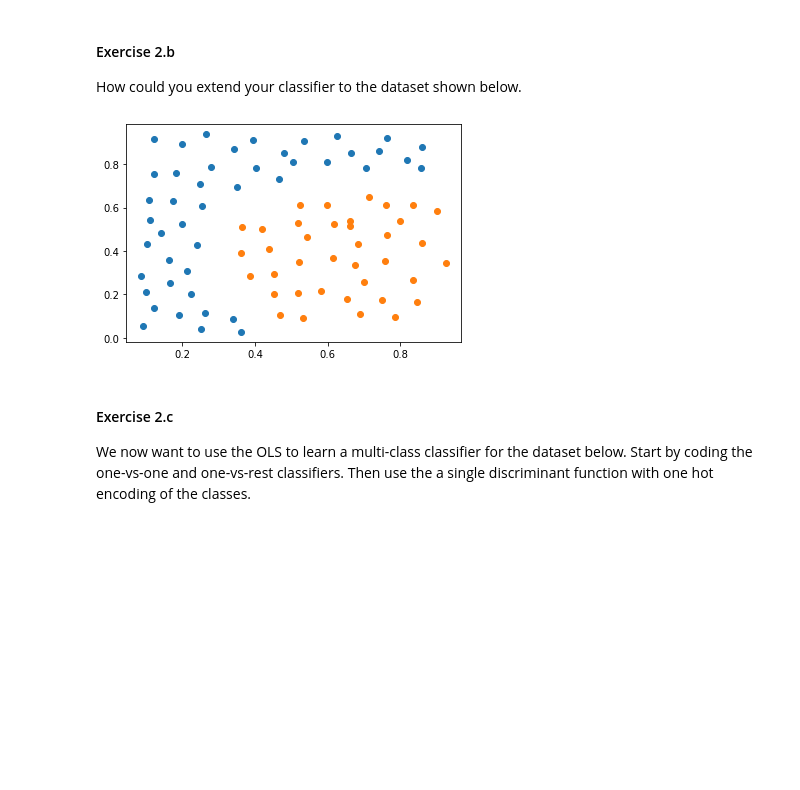
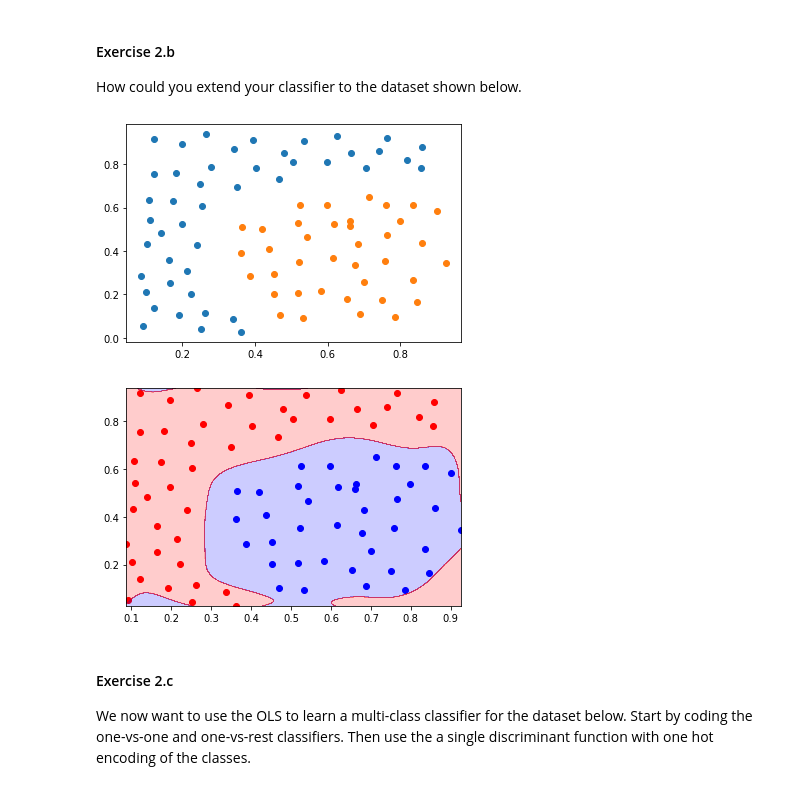
Before and after one commit to Averyyy/Introduction2MLSpring2022, a Jupyter notebook: Week3/recitationWeek3.ipynb, the cells around one changed output. Cells and saved outputs as stored; diff of their text form; code cells hidden in the pictures; blank space fills up the shorter version.

```diff
--- a/Week3/recitationWeek3.ipynb
+++ b/Week3/recitationWeek3.ipynb
@@ -77,19 +140,60 @@ plt.show()
 #### Exercise 2.b
 
 How could you extend your classifier to the dataset shown below.
-# %%
-
-import scipy.io
-import matplotlib.pyplot as plt
-
-data_class1 = scipy.io.loadmat('points_class1_Lab2_Ex2.mat')['points_class1_Lab2_Ex2']
-data_class2 = scipy.io.loadmat('points_class2_Lab2_Ex2.mat')['points_class2_Lab2_Ex2']
-
-plt.scatter(data_class1[:,0], data_class1[:,1])
-plt.scatter(data_class2[:,0], data_class2[:,1])
-plt.show()
-# %% [output]
-[figure, removed]
+# %%
+import scipy.io
+import matplotlib.pyplot as plt
+
+data_class1 = scipy.io.loadmat('points_class1_Lab2_Ex2.mat')['points_class1_Lab2_Ex2']
+data_class2 = scipy.io.loadmat('points_class2_Lab2_Ex2.mat')['points_class2_Lab2_Ex2']
+
+plt.scatter(data_class1[:,0], data_class1[:,1])
+plt.scatter(data_class2[:,0], data_class2[:,1])
+plt.show()
+
+data = np.vstack((data_class1, data_class2))
+target1 = np.ones((np.shape(data_class1)[0], 1))
+target2 = np.zeros((np.shape(data_class2)[0], 1))
+targets = np.vstack((target1, target2))
+
+from sklearn.preprocessing import PolynomialFeatures
+
+poly = PolynomialFeatures(10)
+
+data_augmented = poly.fit_transform(data)
+
+classifier = LinearRegression().fit(data_augmented, targets)
+
+
+x1min = np.min(data[:,0])
+x1max = np.max(data[:,0])
+x2min = np.min(data[:,1])
+x2max = np.max(data[:,1])
+
+xx1, xx2 = np.meshgrid(np.linspace(x1min, x1max, 1000), \
+                       np.linspace(x2min, x2max, 1000))
+
+
+Xprediction = np.vstack((xx1.flatten(), xx2.flatten())).T
+
+
+Xprediction_augmented = poly.fit_transform(Xprediction)
+
+prediction = classifier.predict(Xprediction_augmented)
+
+
+from matplotlib.colors import ListedColormap
+cm_bright = ListedColormap(["#0000FF", "#FF0000"])
+
+plt.scatter(data_class1[:,0], data_class1[:,1], c='r')
+plt.scatter(data_class2[:,0], data_class2[:,1], c='b')
+
+plt.contourf(xx1,xx2, np.reshape(prediction>1/2, np.shape(xx1)), \
+             alpha=0.2,cmap = cm_bright)
+plt.show()
+# %% [output]
+[figure, added]
+[figure, added]
 # %% [markdown]
 #### Exercise 2.c
 
```
Also changed, not shown: parts of 4 cells of this notebook, 2 other files.
